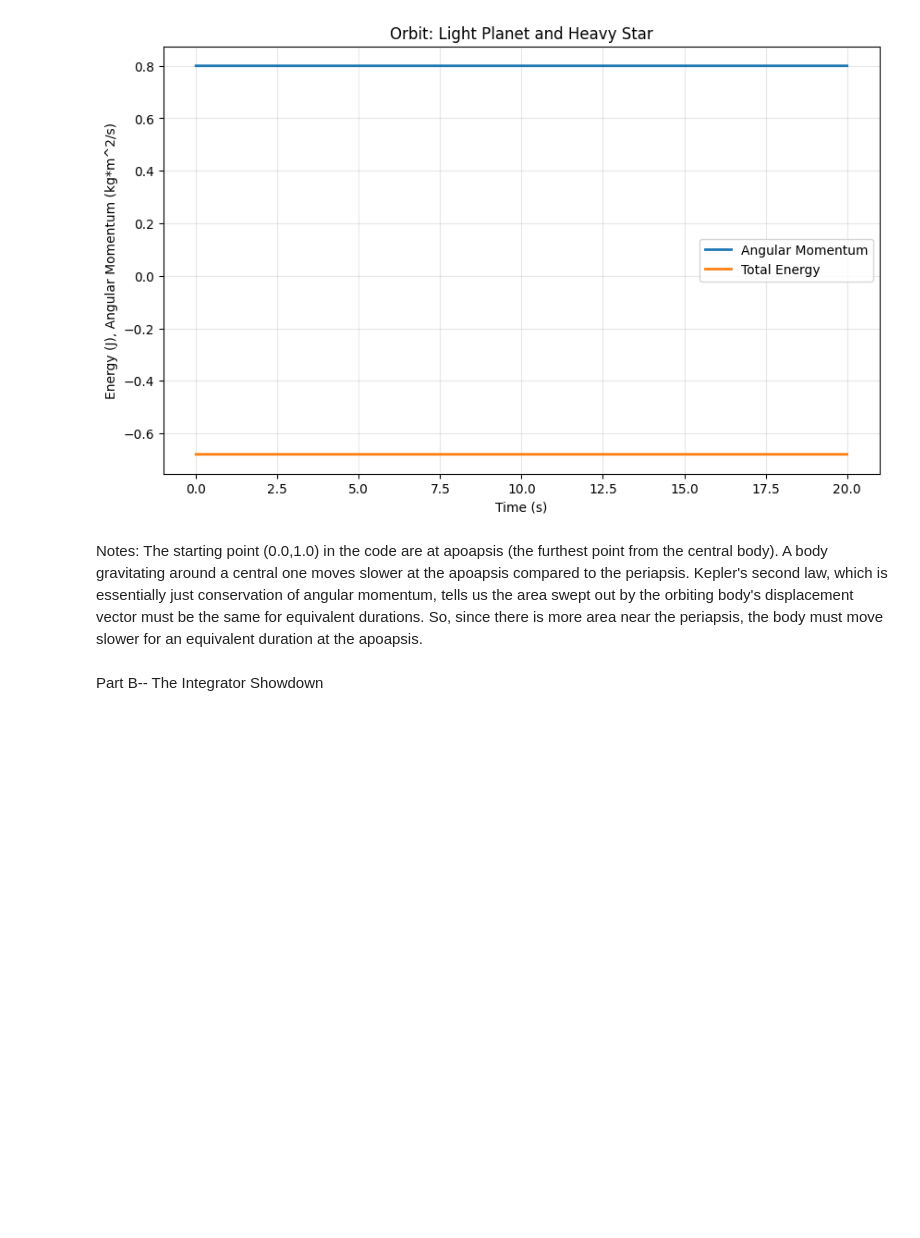
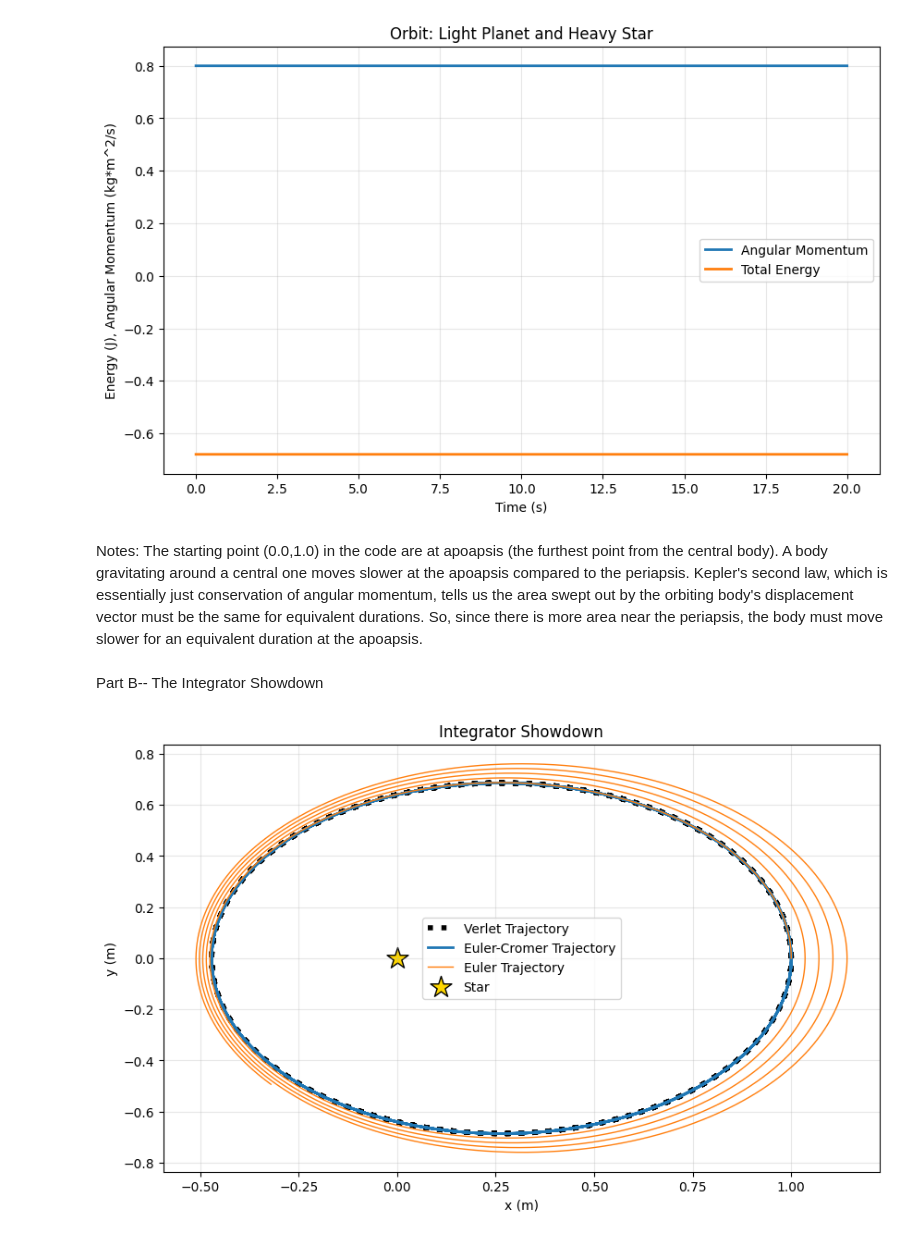
Before and after one commit to barnol-lee/phys311, a Jupyter notebook: Labs/Lab05/lab05_orbits.ipynb, the cells around one changed output. Cells and saved outputs as stored; diff of their text form; code cells hidden in the pictures; blank space fills up the shorter version.

```diff
--- a/Labs/Lab05/lab05_orbits.ipynb
+++ b/Labs/Lab05/lab05_orbits.ipynb
@@ -82,4 +82,96 @@ Notes: The starting point (0.0,1.0) in the code are at apoapsis (the furthest po
 # %% [markdown]
 Part B-- The Integrator Showdown
 # %%
+time_step=0.001
+n_steps=20000
+t=np.arange(0,(n_steps+1)*time_step,time_step)
+
+def Euler_step(r,v,dt):
+    a=accel(r)
+
+    r_new=r+v*dt
+    v_new=v+a*dt
+    return r_new, v_new
+
+def EulerCromer_step(r,v,dt):
+    a=accel(r)
+
+    v_new=v+a*dt
+    r_new=r+v_new*dt
+    return r_new, v_new
+
 def simulate(method, dt, n_steps):
+    r=np.array([1.0,0.0])
+    v=np.array([0.0,0.8])
+    a=accel(r)
+
+    r_hist=np.zeros((n_steps+1,2))
+    v_hist=np.zeros((n_steps+1,2))
+
+    r_hist[0]=r
+    v_hist[0]=v
+
+    if (method==2):
+        for j in range(1,n_steps+1):
+            r,v,a=verlet_step(r,v,a,dt,accel)
+            r_hist[j]=r
+            v_hist[j]=v
+    elif (method==1):
+        for j in range(1,n_steps+1):
+            r,v=EulerCromer_step(r,v,dt)
+            r_hist[j]=r
+            v_hist[j]=v
+    elif (method==0):
+        for j in range(1,n_steps+1):
+            r,v=Euler_step(r,v,dt)
+            r_hist[j]=r
+            v_hist[j]=v
+
+    return r_hist,v_hist
+
+rv,vv=simulate(2,time_step,n_steps)
+rc,vc=simulate(1,time_step,n_steps)
+re,ve=simulate(0,time_step,n_steps)
+
+
+
+plt.figure(figsize=(10, 6))
+plt.plot(rv[:,0], rv[:,1], linewidth=4, color='black', linestyle=':', label='Verlet Trajectory')
+plt.plot(rc[:,0], rc[:,1], linewidth=2, label='Euler-Cromer Trajectory')
+plt.plot(re[:,0], re[:,1], linewidth=1, label='Euler Trajectory')
+plt.xlabel('x (m)')
+plt.ylabel('y (m)')
+plt.title('Integrator Showdown')
+plt.scatter(0, 0, marker="*", s=300, color="gold", edgecolor="black", label="Star")
+plt.grid(True, alpha=0.3)
+plt.legend()
+plt.show()
+
+def energy_mod(r,v,G=G,M=M,m=1.0):
+    KE=0.5*m*np.sum(v**2, axis=1)
+    PE=-G*M*m/np.linalg.norm(r,axis=1)
+    return (KE+PE)
+
+E_v=energy_mod(rv,vv,G,M,m=1.0)
+E_c=energy_mod(rc,vc,G,M,m=1.0)
+E_e=energy_mod(re,ve,G,M,m=1.0)
+
+plt.figure(figsize=(10, 6))
+plt.plot(t, E_v, linewidth=4, color='black', linestyle=':', label='Verlet Energy')
+plt.plot(t, E_c, linewidth=2, label='Euler-Cromer Energy')
+plt.plot(t, E_e, linewidth=1, label='Euler Energy')
+plt.xlabel('Time (s)')
+plt.ylabel('Energy (J)')
+plt.title('Integrator Showdown')
+plt.grid(True, alpha=0.3)
+plt.legend()
+plt.show()
+
+def Error(initial,final):
+    return ((np.abs((final-initial)/initial)))*100
+
+print(f'Verlet Energy Error: {Error(E_v[0],E_v[-1]):.8f}%.')
+print(f'Euler-Cromer Energy Error: {Error(E_c[0],E_c[-1]):.8f}%.')
+print(f'Euler Energy Error: {Error(E_e[0],E_e[-1]):.8f}%.')
+# %% [output]
+[figure, added]
```
Also changed, not shown: parts of 2 cells of this notebook.
